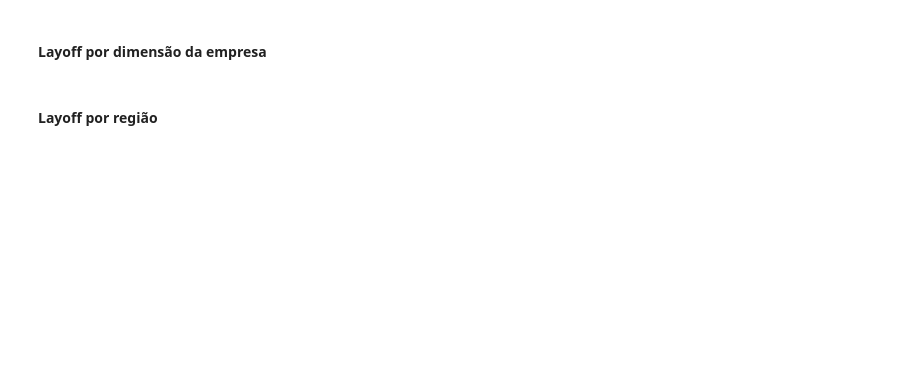
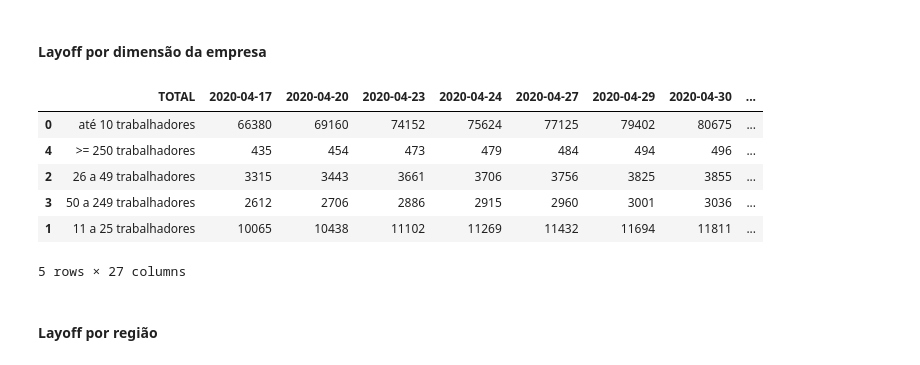
Before and after one commit to dssg-pt/dados-MTSSS, a Jupyter notebook: notebooks/data_cleaning.ipynb, the cells around one changed output. Saved outputs shown, nothing was run; the diff lists cells and outputs as text; code cells hidden in the pictures; blank space fills up the shorter version.

Commit message:
updated with data from July 23
reduction activity to check, now in 2 separate tabs

```diff
--- a/notebooks/data_cleaning.ipynb
+++ b/notebooks/data_cleaning.ipynb
@@ -178,7 +207,7 @@ def layoff_companies_peopleAmount_bySex():
 def organization_dimension():
     data5 = pd.read_csv('../original_files/historical_data_company_size.csv')
     data5=data5.drop(['Unnamed: 0'],axis=1)
-    data6 = pd.read_csv('original_files/Layoff – Estim. - CAE,Dim,Dist.csv')
+    data6 = pd.read_csv('../original_files/Layoff – Estim. - CAE,Dim,Dist.csv')
     #Create new dataset
     df=data6
     # Search for row and column position of desired data
@@ -206,6 +235,16 @@ def organization_dimension():
     new_historical=new_historical.sort_values(by=[today],ascending=False)
     new_historical.to_csv('../original_files/historical_data_company_size.csv')
     return new_historical
+# %%
+organization_dimension().head()
+# %% [output]
+|  | TOTAL | 2020-04-17 | 2020-04-20 | 2020-04-23 | 2020-04-24 | 2020-04-27 | 2020-04-29 | 2020-04-30 | ... |
+| 0 | até 10 trabalhadores | 66380 | 69160 | 74152 | 75624 | 77125 | 79402 | 80675 | ... |
+| 4 | >= 250 trabalhadores | 435 | 454 | 473 | 479 | 484 | 494 | 496 | ... |
+| 2 | 26 a 49 trabalhadores | 3315 | 3443 | 3661 | 3706 | 3756 | 3825 | 3855 | ... |
+| 3 | 50 a 249 trabalhadores | 2612 | 2706 | 2886 | 2915 | 2960 | 3001 | 3036 | ... |
+| 1 | 11 a 25 trabalhadores | 10065 | 10438 | 11102 | 11269 | 11432 | 11694 | 11811 | ... |
+5 rows × 27 columns
 # %% [markdown]
 #### Layoff por região
 # %%
```
Also changed, not shown: parts of 10 cells of this notebook, 2 other files.
